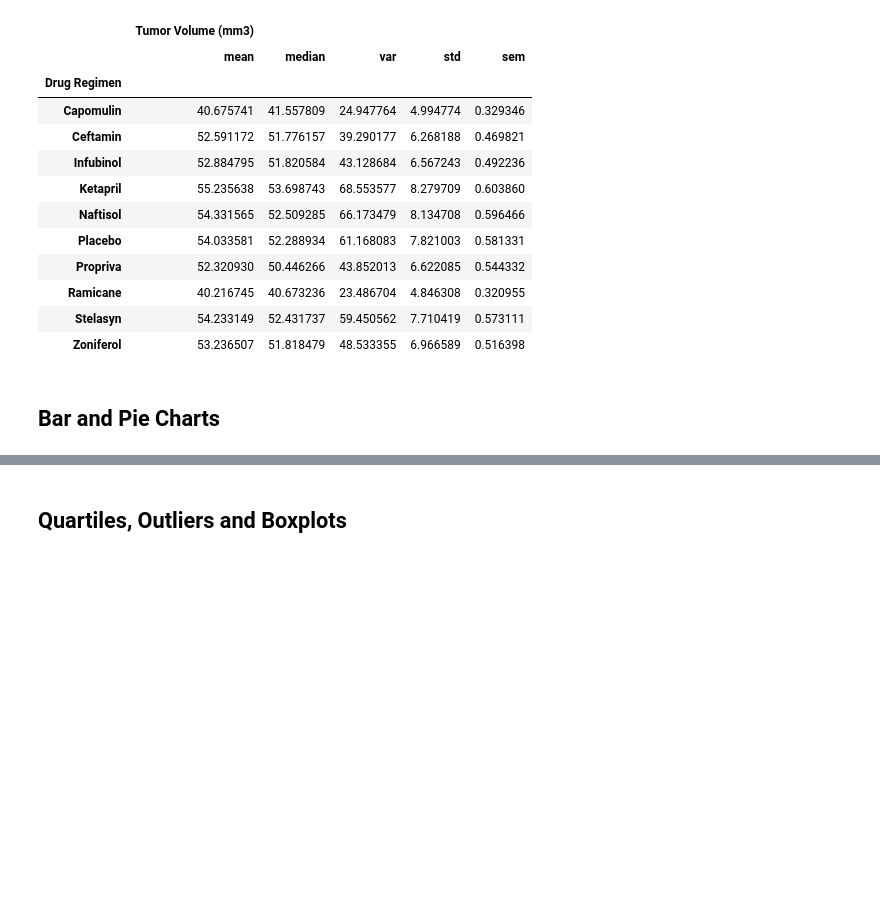
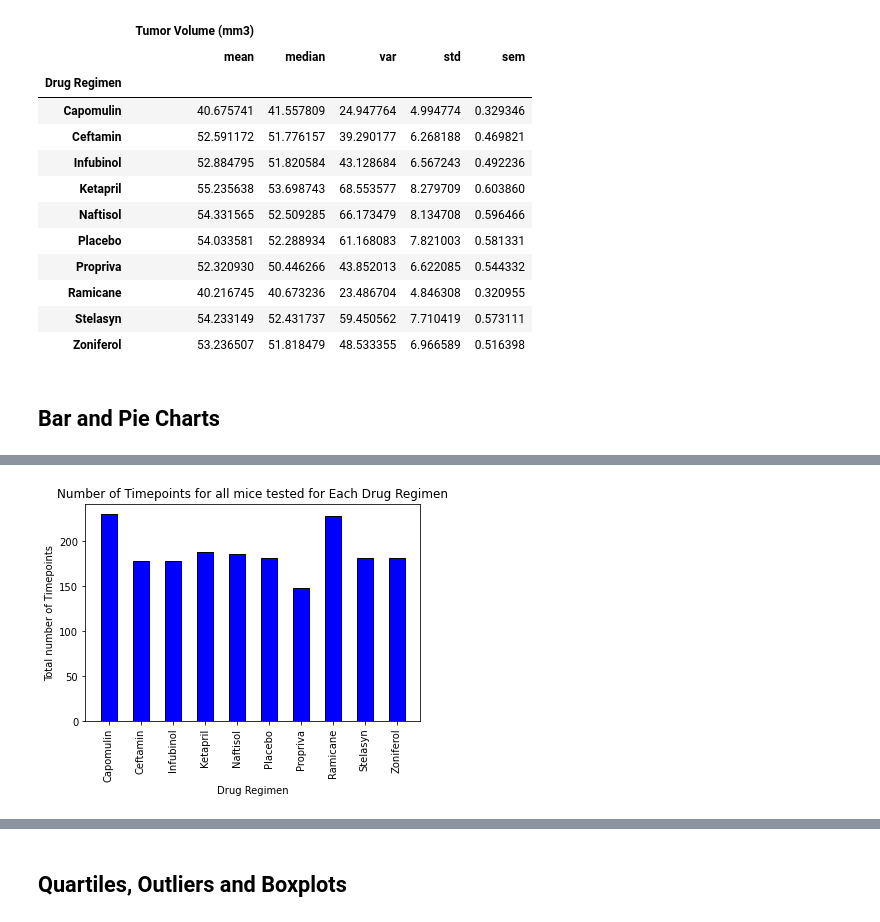
Before and after one commit to vasantap/The-Power-of-Plots, a Jupyter notebook: pymaceuticals_starter.ipynb, the cells around one changed output, grey strips where cells are left out. Saved outputs shown, nothing was run; the diff lists cells and outputs as text; code cells hidden in the pictures; blank space fills up the shorter version.

```diff
--- a/pymaceuticals_starter.ipynb
+++ b/pymaceuticals_starter.ipynb
@@ -153,2 +159,13 @@ summary_stats_df
+# %%
+# Generate a bar plot showing the total number of timepoints for all mice tested for each drug regimen using pyplot.
+all_mice_timepoints = clean_data.groupby(['Drug Regimen']).count()['Timepoint']
+plt.bar(all_mice_timepoints.index, all_mice_timepoints,color='blue', edgecolor='black', linewidth=1, width=0.5)
+plt.title('Number of Timepoints for all mice tested for Each Drug Regimen')
+plt.xlabel('Drug Regimen')
+plt.ylabel('Total number of Timepoints')
+plt.xticks(all_mice_timepoints.index,rotation = 'vertical')
+plt.show()
+# %% [output]
+[figure, added]
 # %%
 # Generate a pie plot showing the distribution of female versus male mice using Pandas
```
Also changed, not shown: parts of 5 cells of this notebook.
